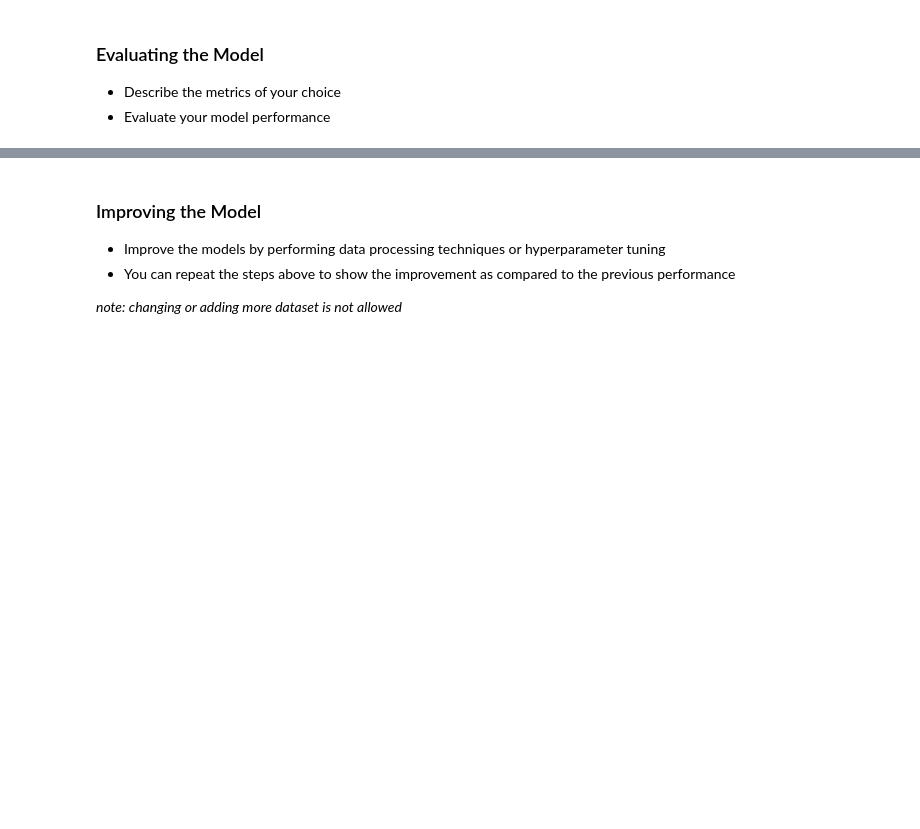
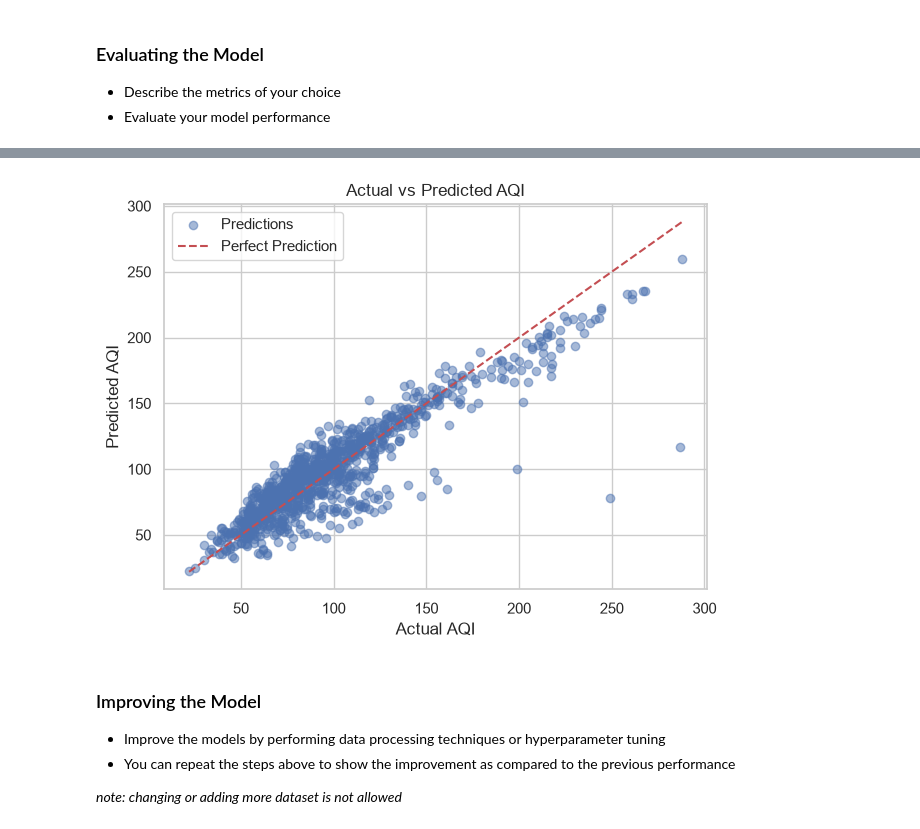
Before and after one commit to SakshiSinghh/Jakarta-Air-Quality, a Jupyter notebook: Project_Report_Template.ipynb, the cells around one changed output, grey strips where cells are left out. Saved outputs shown, nothing was run; the diff lists cells and outputs as text; code cells hidden in the pictures; blank space fills up the shorter version.

Commit message:
feature target , evluate model , improve model , analysys

```diff
--- a/Project_Report_Template.ipynb
+++ b/Project_Report_Template.ipynb
@@ -177,0 +187,18 @@ Prepare features and target for model training.
+# %%
+# Prepare features (X) and target (y)
+
+feature_columns = ['pm10', 'so2', 'co', 'o3', 'no2']
+
+# Convert the selected columns into NumPy arrays
+X = df_clean[feature_columns].to_numpy(dtype=float)
+y = df_clean['max'].to_numpy(dtype=float)
+
+print("Feature columns:", feature_columns)
+print("Shape of X:", X.shape)
+print("Shape of y:", y.shape)
+
+print("\nFirst 5 feature rows:")
+print(X[:5])
+
+print("\nFirst 5 target values:")
+print(y[:5])
@@ -194,3 +406,33 @@ Use python code to build your model. Give explanation on this process.
+# %%
+# Compare actual AQI with predicted AQI
+
+plt.figure(figsize=(7, 5))
+
+plt.scatter(
+    y_test,
+    y_test_pred,
+    alpha=0.5,
+    label="Predictions"
+)
+
+minimum_value = min(y_test.min(), y_test_pred.min())
+maximum_value = max(y_test.max(), y_test_pred.max())
+
+plt.plot(
+    [minimum_value, maximum_value],
+    [minimum_value, maximum_value],
+    'r--',
+    label="Perfect Prediction"
+)
+
+plt.xlabel("Actual AQI")
+plt.ylabel("Predicted AQI")
+plt.title("Actual vs Predicted AQI")
+plt.legend()
+
+plt.show()
+# %% [output]
+[figure, added]
 # %% [markdown]
 ### Improving the Model
 
```
Also changed, not shown: parts of 9 cells of this notebook, 2 other files.
